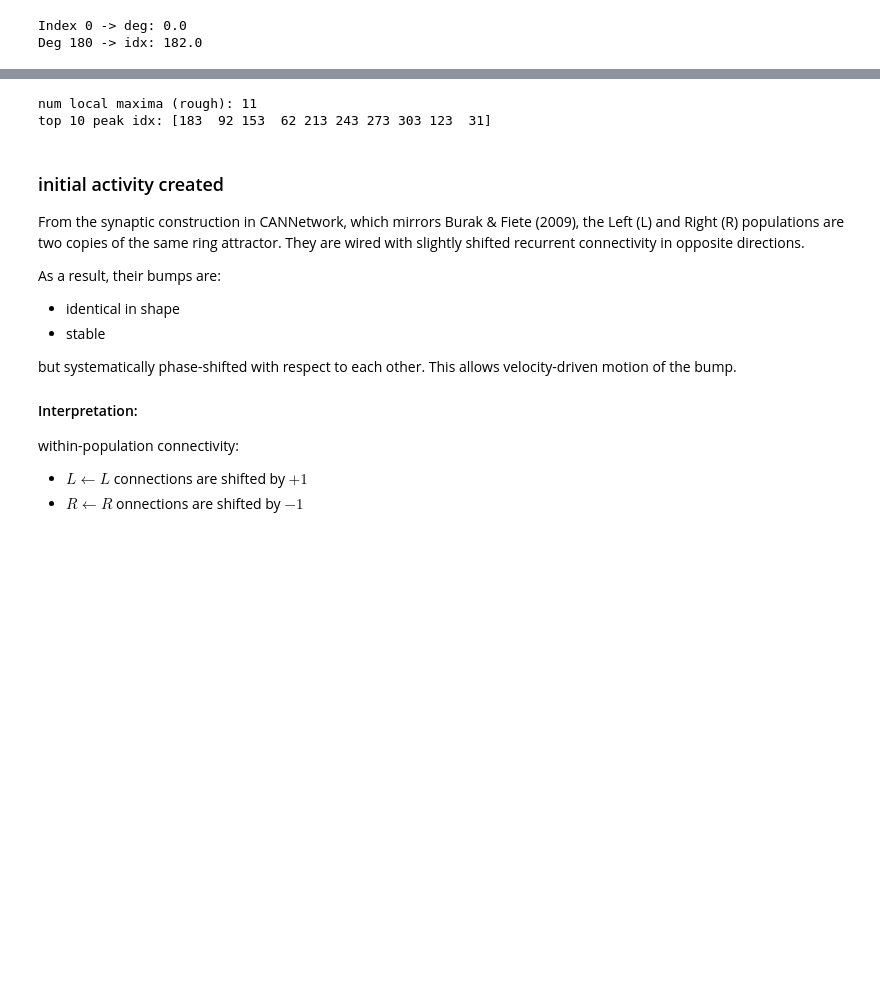
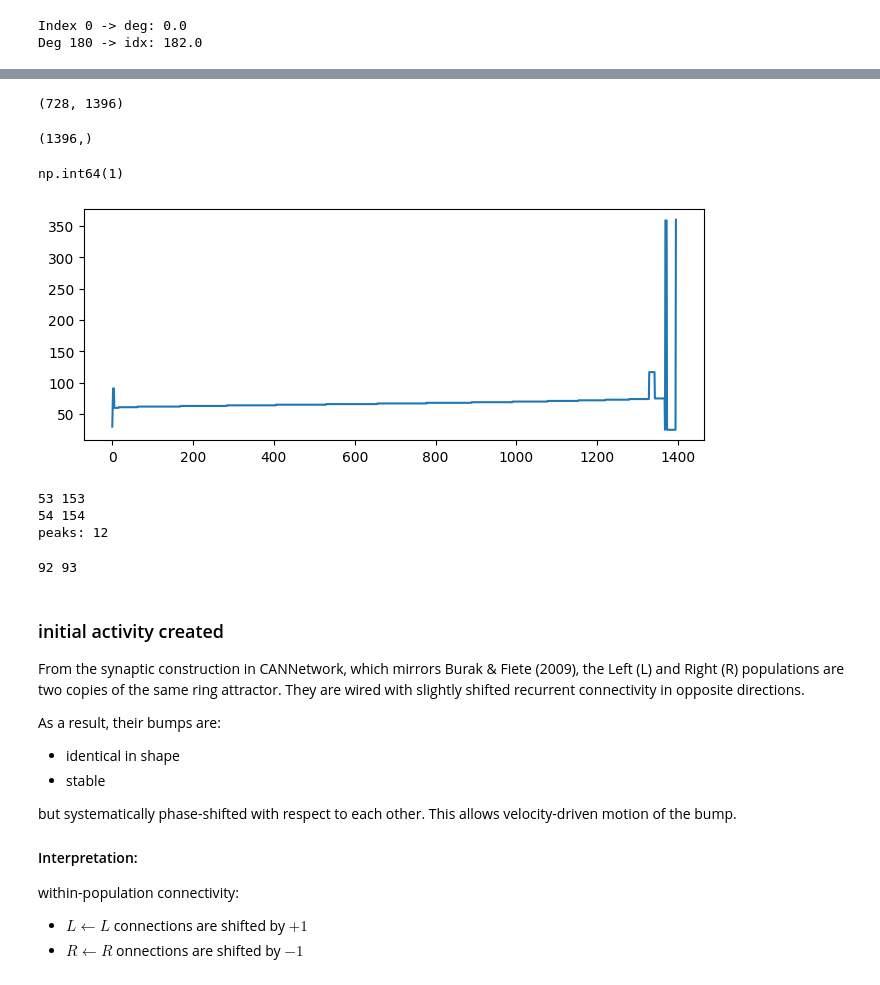
Before and after one commit to claramont/mental-navigation, a Jupyter notebook: src/mental_navigation/CAN/CAN_notebook.ipynb, the cells around one changed output, grey strips where cells are left out. Drawn from its saved outputs; the diff is of its cells as text; code cells hidden in the pictures; blank space fills up the shorter version.

```diff
--- a/src/mental_navigation/CAN/CAN_notebook.ipynb
+++ b/src/mental_navigation/CAN/CAN_notebook.ipynb
@@ -283,0 +339,2 @@ Peak idx L: 31 Peak idx R: 32
+# %%
+trial = sim.run_trial(init_condition = init)
@@ -284,11 +362,36 @@ Peak idx L: 31 Peak idx R: 32
+# %%
+print(trial['s'].shape)
+trial['nn_state'].shape
+# %% [output]
+(728, 1396)
+(1396,)
+# %%
+np.argmax([9,10,9,10])
+# %% [output]
+np.int64(1)
 # %%
-zL = init[:K]
-peaks = np.where((zL[1:-1] > zL[:-2]) & (zL[1:-1] > zL[2:]))[0] + 1
-print("num local maxima (rough):", len(peaks))
-print("top 10 peak idx:", peaks[np.argsort(zL[peaks])][-10:])
+plt.figure(figsize=(8,3))
+plt.plot(np.arange(trial['nn_state'].shape[0]), trial['nn_state'], label="L")
+plt.show()
 # %% [output]
-num local maxima (rough): 11
-top 10 peak idx: [183  92 153  62 213 243 273 303 123  31]
+[figure, added]
+# %%
+init1 = sim.init_state(landmark_center=50,  landmark_std=4, landmark_contribution=30, weber_frac=0.0)
+init2 = sim.init_state(landmark_center=150, landmark_std=4, landmark_contribution=30, weber_frac=0.0)
+
+print(np.argmax(init1[:K]), np.argmax(init2[:K]))
+print(np.argmax(init1[K:]), np.argmax(init2[K:]))
+z = init1[:K]
+peaks = np.where((z[1:-1] > z[:-2]) & (z[1:-1] > z[2:]))[0] + 1
+print("peaks:", len(peaks))
+# %% [output]
+53 153
+54 154
+peaks: 12
+# %%
+print(np.argmax(init[:K]), np.argmax(init[K:]))
+# %% [output]
+92 93
 # %% [markdown]
 ### initial activity created
 From the synaptic construction in CANNetwork, which mirrors Burak & Fiete (2009), the Left (L) and Right (R) populations are two copies of the same ring attractor. They are wired with slightly shifted recurrent connectivity in opposite directions.
```
Also changed, not shown: parts of 20 cells of this notebook, 1 other file.
